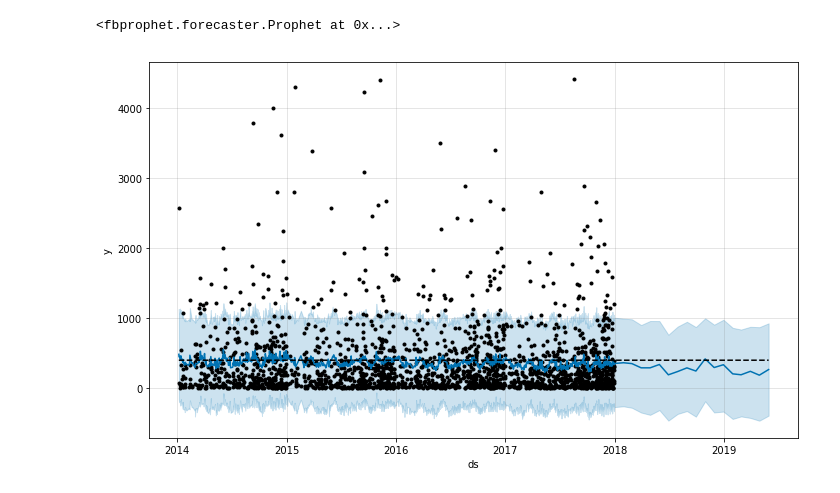
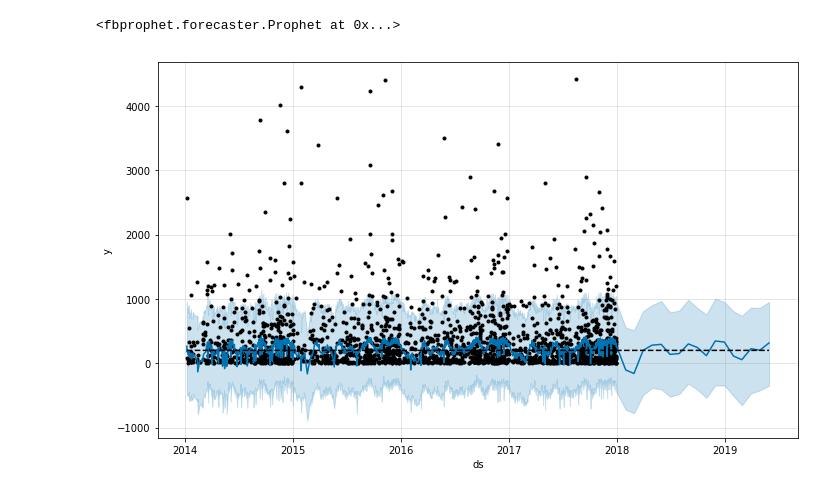
Before and after one commit to hemanthboinpally/forecast-sales-prophet, a Jupyter notebook: TimeSeriesModel.ipynb, the cells around one changed output. Drawn from its saved outputs; the diff is of its cells as text; code cells hidden in the pictures.

```diff
--- a/TimeSeriesModel.ipynb
+++ b/TimeSeriesModel.ipynb
@@ -210,7 +210,7 @@ df.head()
 # %%
 sat_df = filtered_df.copy()
 # %%
-sat_df['cap'] = 400
+sat_df['cap'] = 200
 # %%
 model.fit(sat_df)
 # %% [output]
@@ -218,8 +218,8 @@ INFO:fbprophet:Disabling daily seasonality. Run prophet with daily_seasonality=T
 <fbprophet.forecaster.Prophet at 0x...>
 # %%
 future = model.make_future_dataframe(periods=18,freq='M')
-future['cap'] = 400
+future['cap'] = 200
 fcst = model.predict(future)
 fig = model.plot(fcst)
 # %% [output]
-[figure, old version]
+[figure, new version]
```
Also changed, not shown: parts of 12 cells of this notebook.
